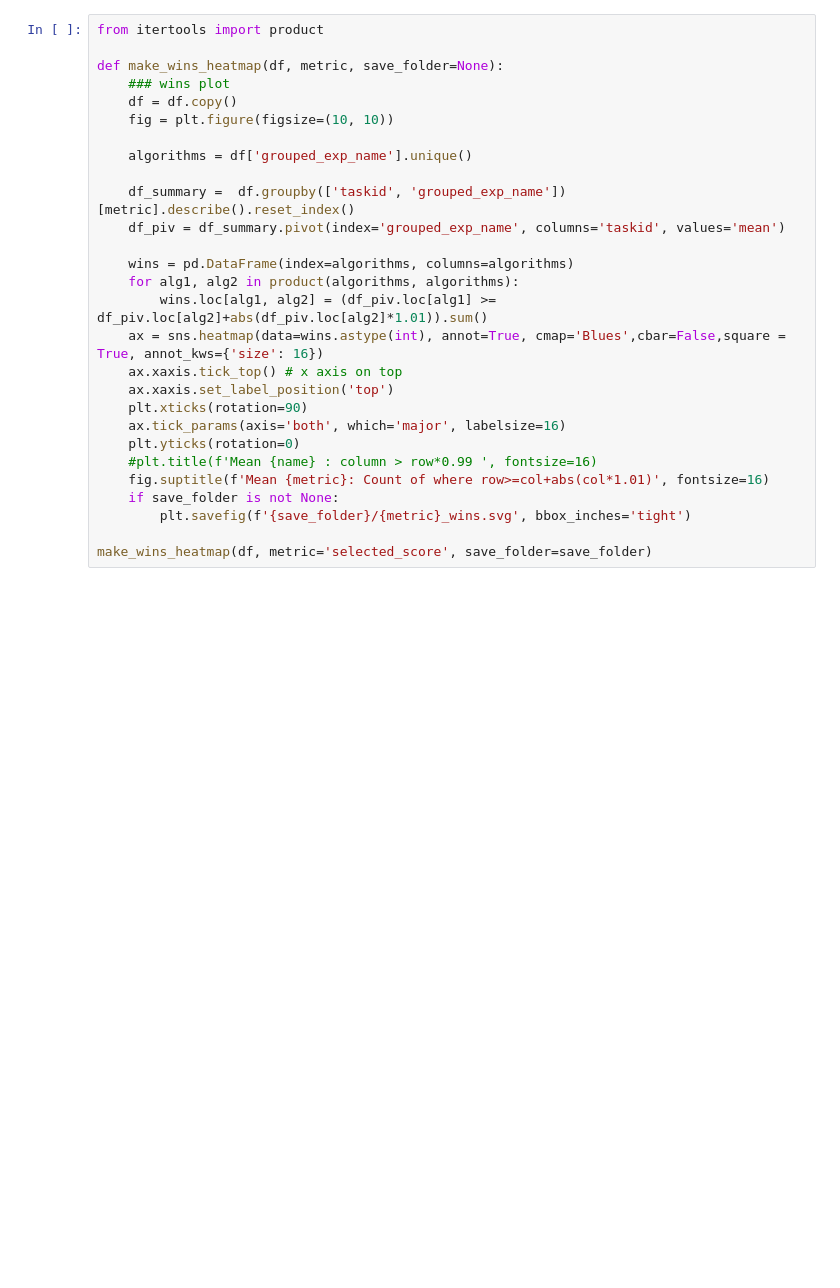
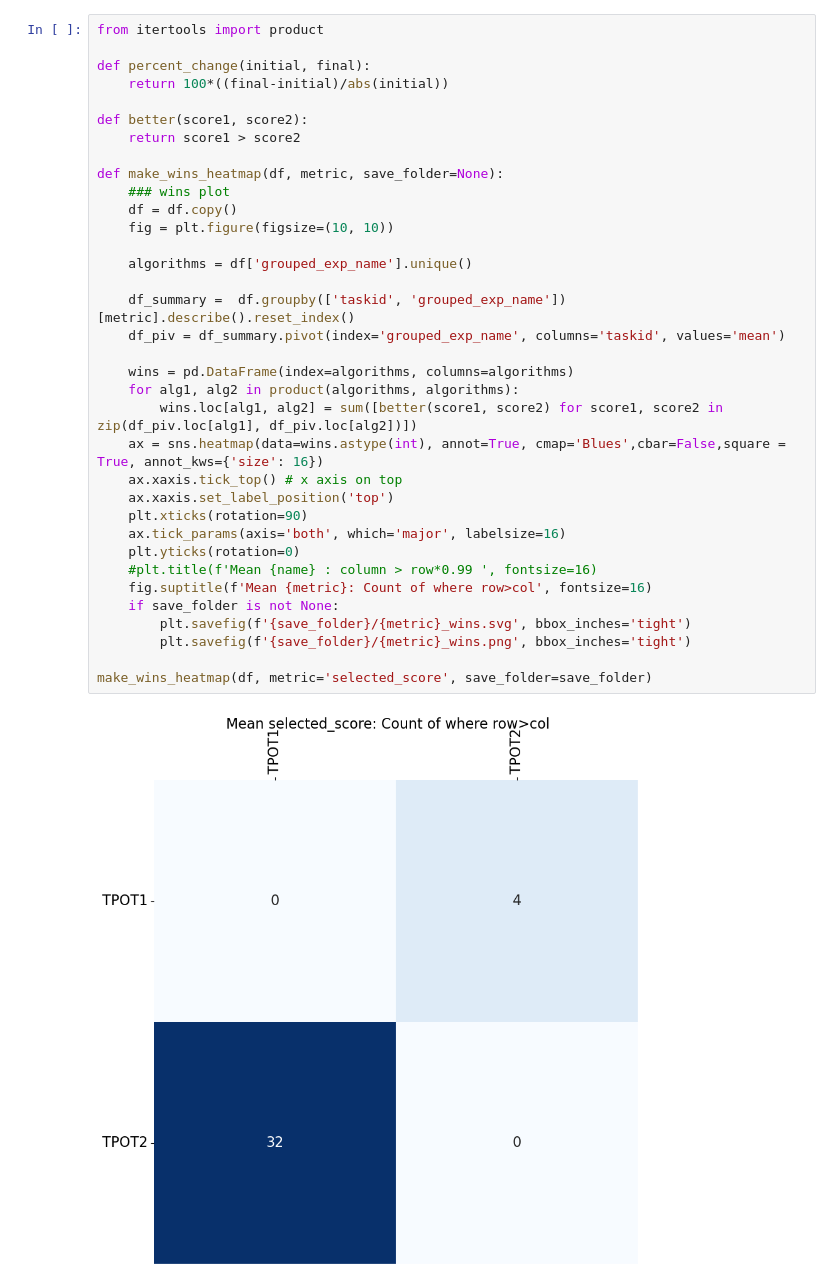
Before and after one commit to EpistasisLab/tpot2_gptp_experiments, a Jupyter notebook: view_results.ipynb, the cells around one changed output. Drawn from its saved outputs; the diff is of its cells as text; blank space fills up the shorter version.

```diff
--- a/view_results.ipynb
+++ b/view_results.ipynb
@@ -239,28 +342,37 @@ make_strip_plots(df, metric='selected_score', x='grouped_exp_name', log_scale=Fa
 # %%
 from itertools import product
+
+def percent_change(initial, final):
+    return 100*((final-initial)/abs(initial))
+
+def better(score1, score2):
+    return score1 > score2
 
 def make_wins_heatmap(df, metric, save_folder=None):
     ### wins plot
     df = df.copy()
     fig = plt.figure(figsize=(10, 10))
 
     algorithms = df['grouped_exp_name'].unique()
 
     df_summary =  df.groupby(['taskid', 'grouped_exp_name'])[metric].describe().reset_index()
     df_piv = df_summary.pivot(index='grouped_exp_name', columns='taskid', values='mean')
 
     wins = pd.DataFrame(index=algorithms, columns=algorithms)
     for alg1, alg2 in product(algorithms, algorithms):
-        wins.loc[alg1, alg2] = (df_piv.loc[alg1] >= df_piv.loc[alg2]+abs(df_piv.loc[alg2]*1.01)).sum()
+        wins.loc[alg1, alg2] = sum([better(score1, score2) for score1, score2 in zip(df_piv.loc[alg1], df_piv.loc[alg2])])
     ax = sns.heatmap(data=wins.astype(int), annot=True, cmap='Blues',cbar=False,square = True, annot_kws={'size': 16})
     ax.xaxis.tick_top() # x axis on top
     ax.xaxis.set_label_position('top')
     plt.xticks(rotation=90)
     ax.tick_params(axis='both', which='major', labelsize=16)
     plt.yticks(rotation=0)
     #plt.title(f'Mean {name} : column > row*0.99 ', fontsize=16)
-    fig.suptitle(f'Mean {metric}: Count of where row>=col+abs(col*1.01)', fontsize=16)
+    fig.suptitle(f'Mean {metric}: Count of where row>col', fontsize=16)
     if save_folder is not None:
         plt.savefig(f'{save_folder}/{metric}_wins.svg', bbox_inches='tight')
+        plt.savefig(f'{save_folder}/{metric}_wins.png', bbox_inches='tight')
 
 make_wins_heatmap(df, metric='selected_score', save_folder=save_folder)
+# %% [output]
+[figure, added]
```
Also changed, not shown: parts of 12 cells of this notebook, 8 other files.
